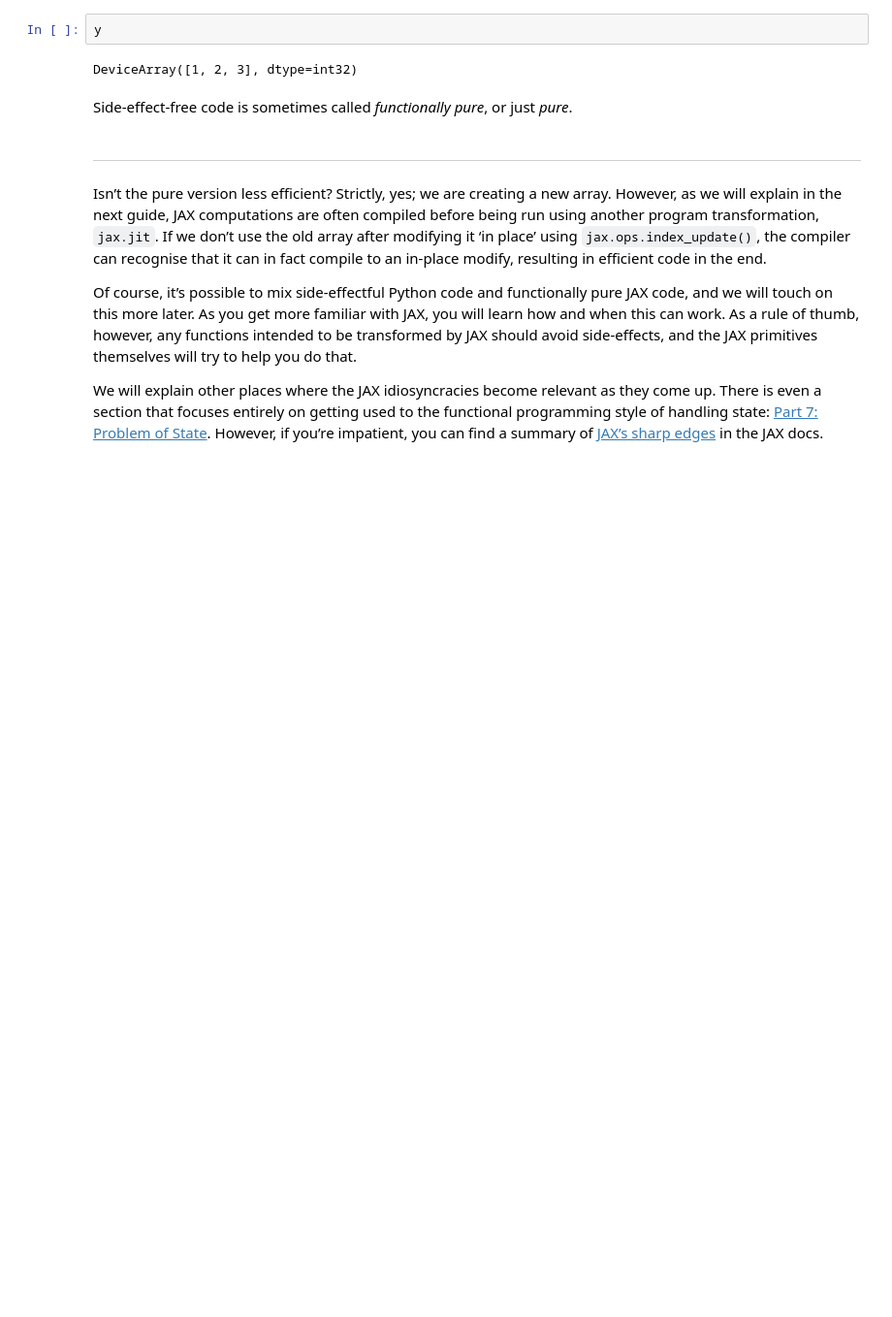
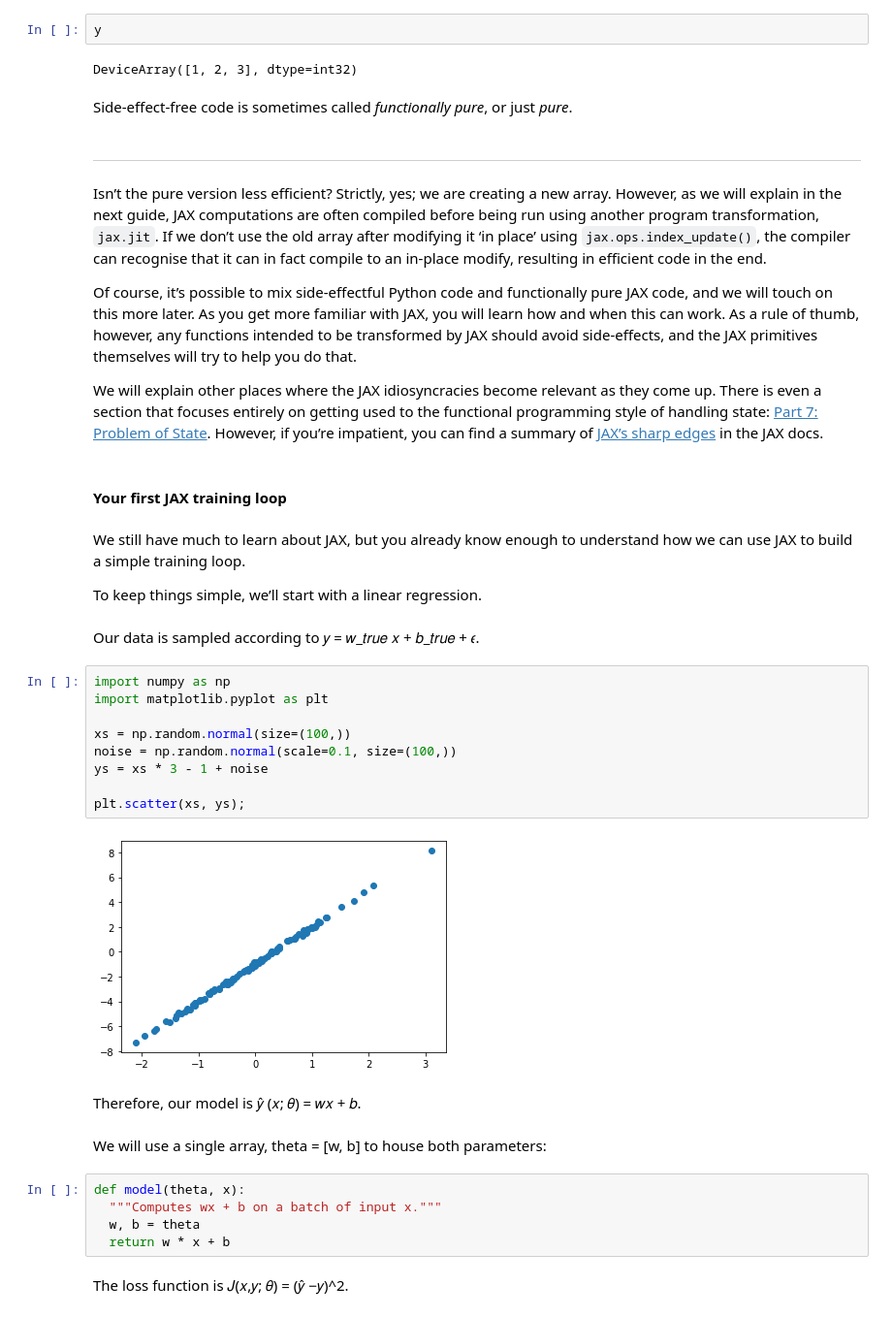
Before and after one commit to shawwn/jaxnotes, a Jupyter notebook: notebooks/001_Welcome_To_Colaboratory.ipynb, the cells around one changed output. Shown at 97% size. Drawn from its saved outputs; the diff is of its cells as text; blank space fills up the shorter version.

Commit message:
Add section "Your first JAX training loop"

```diff
--- a/notebooks/001_Welcome_To_Colaboratory.ipynb
+++ b/notebooks/001_Welcome_To_Colaboratory.ipynb
@@ -1468,3 +1468,33 @@ Isn’t the pure version less efficient? Strictly, yes; we are creating a new ar
 Of course, it’s possible to mix side-effectful Python code and functionally pure JAX code, and we will touch on this more later. As you get more familiar with JAX, you will learn how and when this can work. As a rule of thumb, however, any functions intended to be transformed by JAX should avoid side-effects, and the JAX primitives themselves will try to help you do that.
 
 We will explain other places where the JAX idiosyncracies become relevant as they come up. There is even a section that focuses entirely on getting used to the functional programming style of handling state: [Part 7: Problem of State](https://colab.research.google.com/github/google/jax/blob/master/docs/jax-101/07-state.ipynb). However, if you’re impatient, you can find a summary of [JAX’s sharp edges](https://jax.readthedocs.io/en/latest/notebooks/Common_Gotchas_in_JAX.html) in the JAX docs.
+# %% [markdown]
+#### Your first JAX training loop
+# %% [markdown]
+We still have much to learn about JAX, but you already know enough to understand how we can use JAX to build a simple training loop.
+
+To keep things simple, we’ll start with a linear regression.
+# %% [markdown]
+Our data is sampled according to 𝑦 = 𝑤_𝑡𝑟𝑢𝑒 𝑥 + 𝑏_𝑡𝑟𝑢𝑒 + 𝜖.
+# %%
+import numpy as np
+import matplotlib.pyplot as plt
+
+xs = np.random.normal(size=(100,))
+noise = np.random.normal(scale=0.1, size=(100,))
+ys = xs * 3 - 1 + noise
+
+plt.scatter(xs, ys);
+# %% [output]
+[figure, added]
+# %% [markdown]
+Therefore, our model is 𝑦̂ (𝑥; 𝜃) = 𝑤𝑥 + 𝑏.
+# %% [markdown]
+We will use a single array, theta = [w, b] to house both parameters:
+# %%
+def model(theta, x):
+  """Computes wx + b on a batch of input x."""
+  w, b = theta
+  return w * x + b
+# %% [markdown]
+The loss function is 𝐽(𝑥,𝑦; 𝜃) = (𝑦̂ −𝑦)^2.
```
Also changed, not shown: parts of 9 cells of this notebook.
